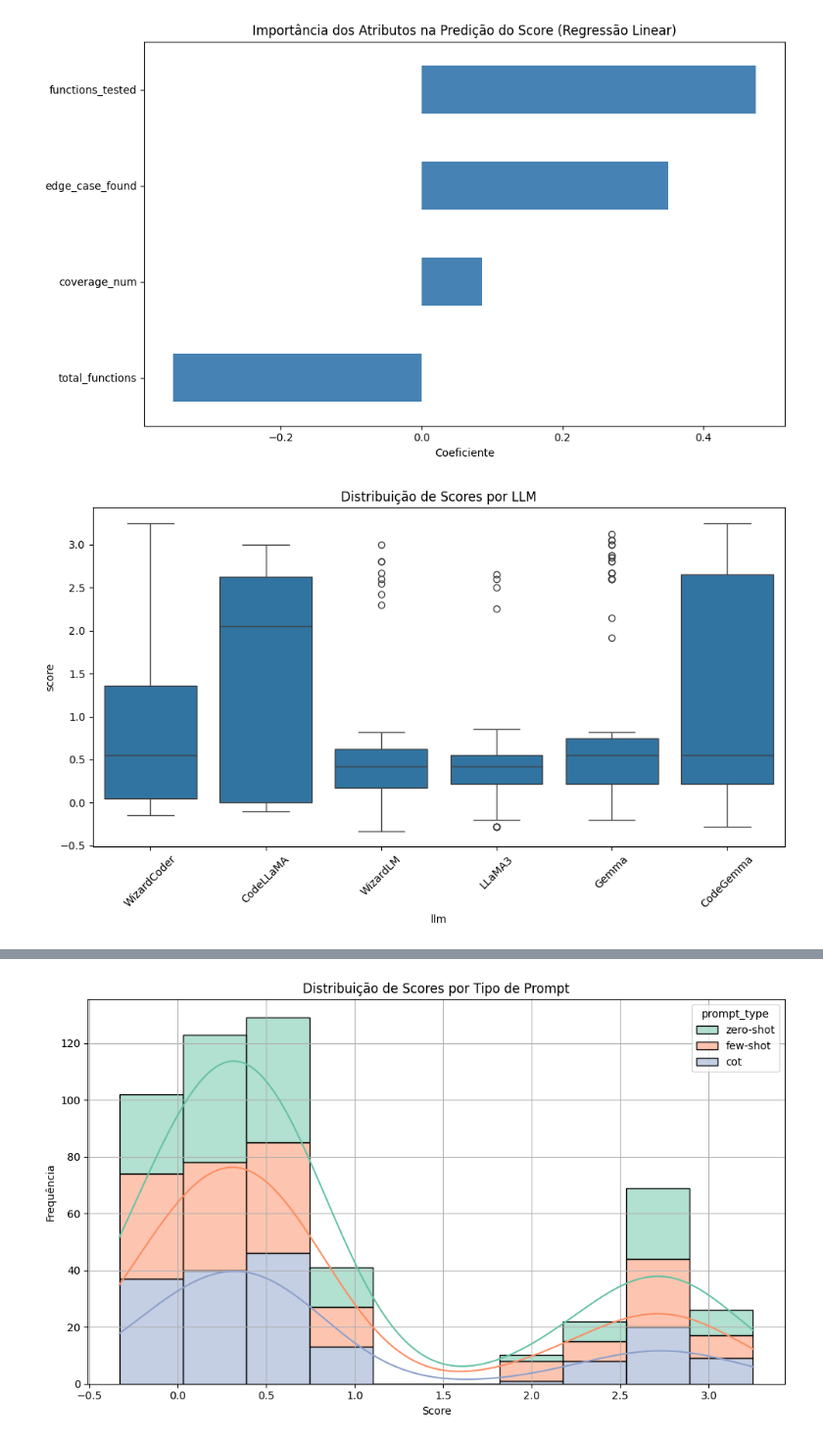
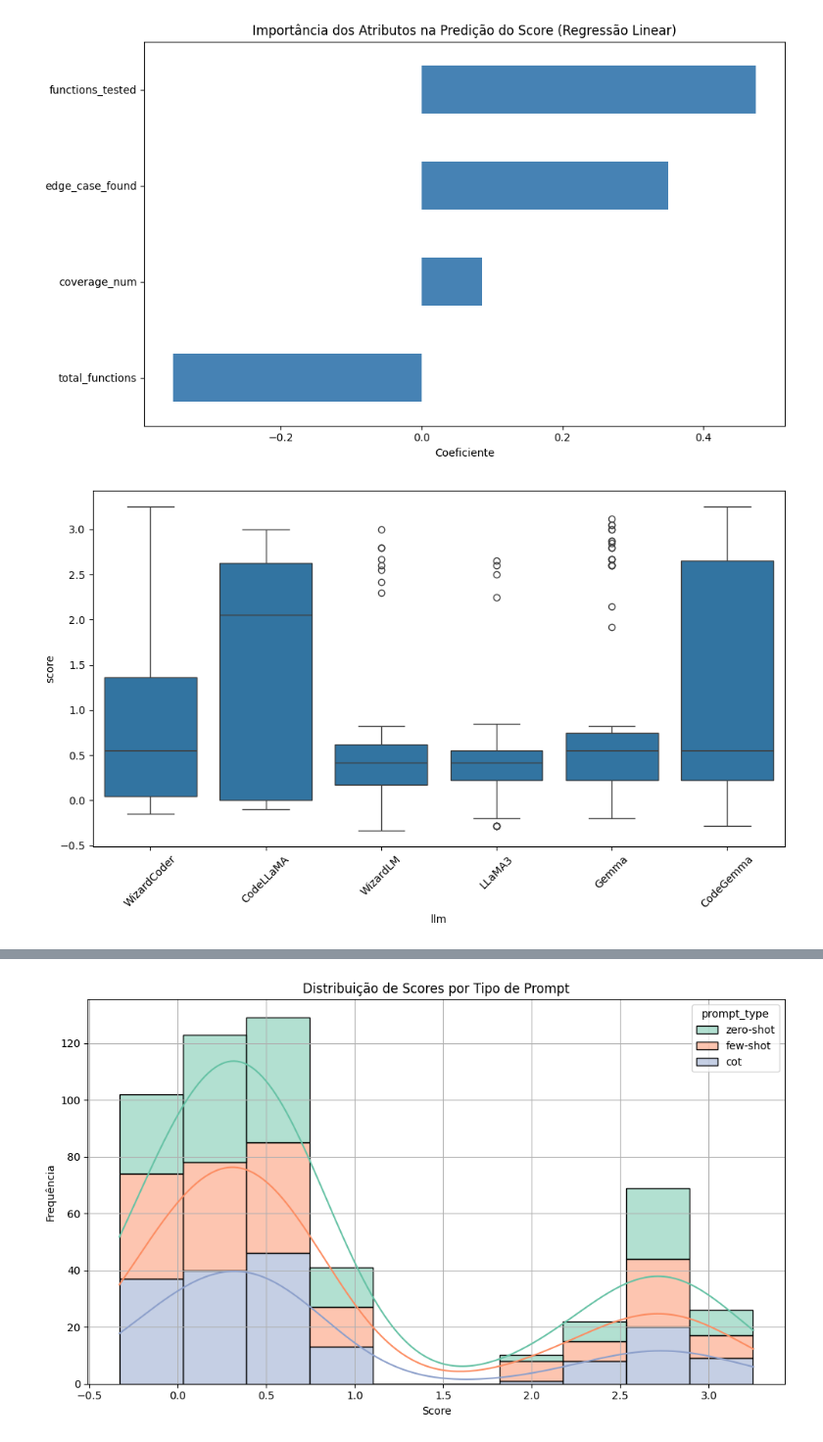
Before and after one commit to ovictorpa/testPilotAI, a Jupyter notebook: dataset/dashboard.ipynb, the cells around one changed output, grey strips where cells are left out. Shown: that part at 98% size. Cells and saved outputs as stored; diff of their text form; code cells hidden in the pictures.

```diff
--- a/dataset/dashboard.ipynb
+++ b/dataset/dashboard.ipynb
@@ -148,15 +142,15 @@ plt.show()
 # %%
 import seaborn as sns
 import matplotlib.pyplot as plt
 
 plt.figure(figsize=(10, 6))
 sns.boxplot(data=df, x="llm", y="score")
-plt.title("Distribuição de Scores por LLM")
+plt.title("")
 plt.xticks(rotation=45)
 plt.tight_layout()
 plt.show()
 # %% [output]
-[figure, old version]
+[figure, new version]
 # %%
 import matplotlib.pyplot as plt
 import seaborn as sns
```
Also changed, not shown: parts of 4 cells of this notebook.
